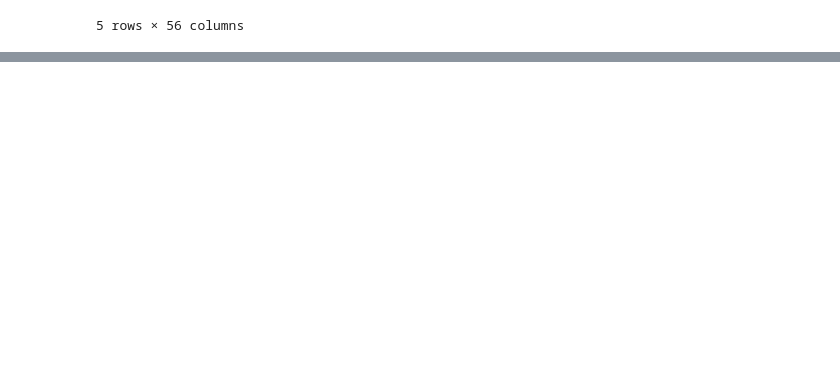
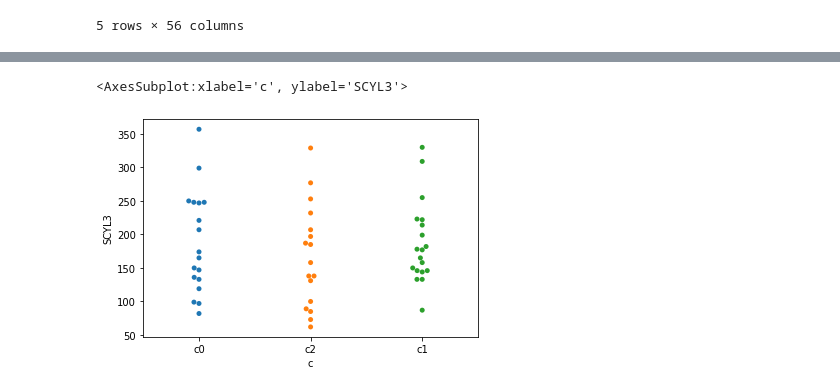
Before and after one commit to djemec/rnaseq, a Jupyter notebook: diff_exp_exploration.ipynb, the cells around one changed output, grey strips where cells are left out. Drawn from its saved outputs; the diff is of its cells as text; code cells hidden in the pictures; blank space fills up the shorter version.

```diff
--- a/diff_exp_exploration.ipynb
+++ b/diff_exp_exploration.ipynb
@@ -39,0 +76,10 @@ md_df.head()
+# %%
+cohorts = sample_df.tissue_type.unique()
+
+c0 = sample_df[sample_df.tissue_type == cohorts[0]].sample_id.tolist()
+c1 = sample_df[sample_df.tissue_type == cohorts[1]].sample_id.tolist()
+c2 = sample_df[sample_df.tissue_type == cohorts[2]].sample_id.tolist()
+# %%
+ct_df = count_df.T
+ct_df = ct_df.rename(columns=ct_df.iloc[1]).drop(ct_df.index[1]).drop(ct_df.index[0])
+ct_df.head()
@@ -39,0 +94,4 @@ md_df.head()
+# %%
+plt_df = ct_df.iloc[:,0:5]
+plt_df[['c']] = ''
+plt_df.head()
@@ -39,0 +110,4 @@ md_df.head()
+# %%
+plt_df.loc[c0,'c'] = 'c0'
+plt_df.loc[c1,'c'] = 'c1'
+plt_df.loc[c2,'c'] = 'c2'
@@ -39,0 +129,5 @@ md_df.head()
+# %%
+sns.swarmplot(x='c',y='SCYL3',data=plt_df)
+# %% [output]
+<AxesSubplot:xlabel='c', ylabel='SCYL3'>
+[figure, added]
```
Also changed, not shown: parts of 8 cells of this notebook.
